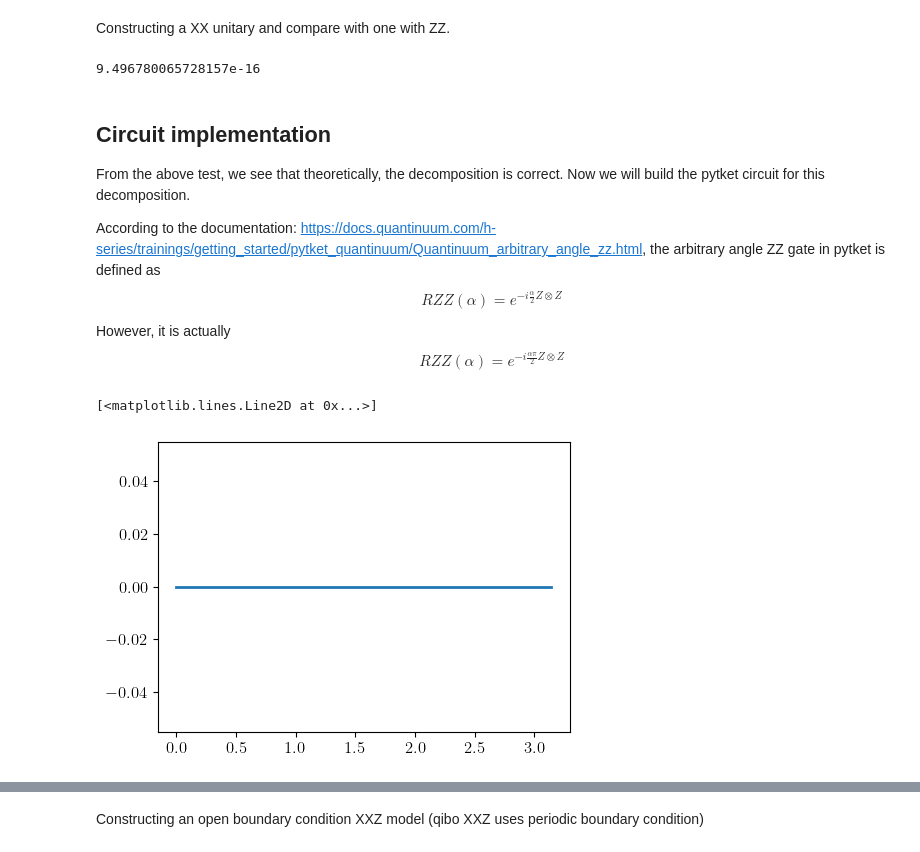
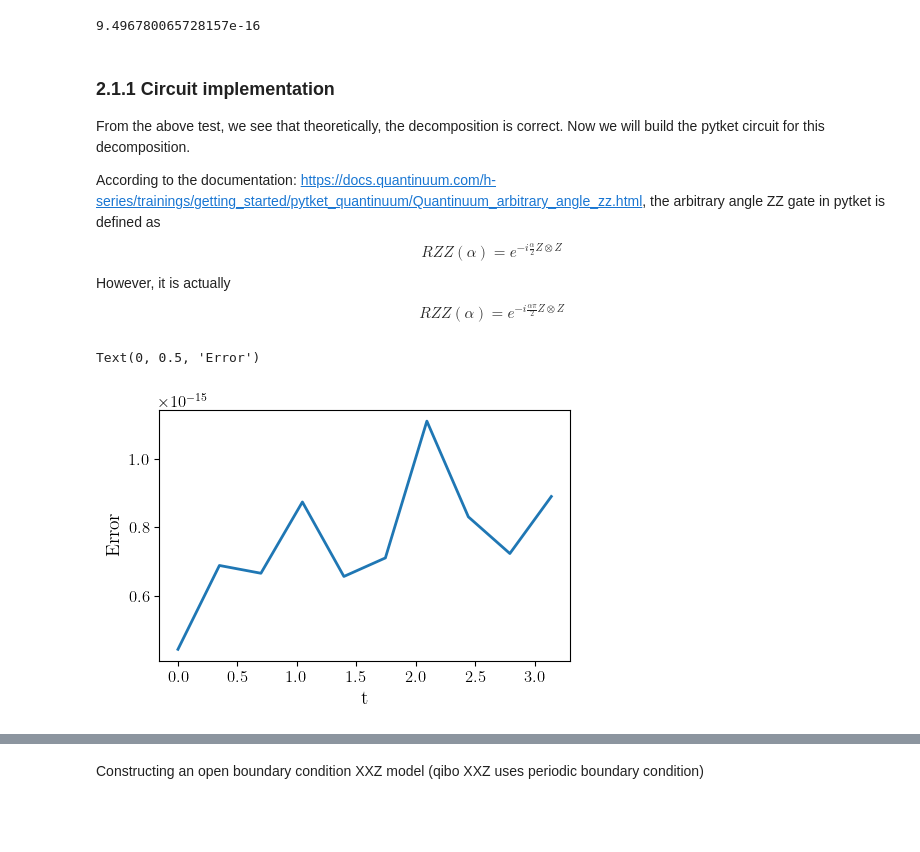
Before and after one commit to qiboteam/boostvqe, a Jupyter notebook: notebooks/quantinuum_native_gate_compilation.ipynb, the cells around one changed output, grey strips where cells are left out. Cells and saved outputs as stored; diff of their text form; code cells hidden in the pictures; blank space fills up the shorter version.

```diff
--- a/notebooks/quantinuum_native_gate_compilation.ipynb
+++ b/notebooks/quantinuum_native_gate_compilation.ipynb
@@ -32,40 +124,38 @@ plt.rcParams["figure.autolayout"] = True
 $$
 H\otimes H e^{it Z\otimes Z}H\otimes H = X\otimes X ?
 $$
-# %% [markdown]
-Constructing a XX unitary and compare with one with ZZ.
 # %%
 # obtain e^{itX\otimes X} unitary
 # Define the Pauli-X matrix
 import scipy.linalg
 
 
-X = np.array([[0, 1],
+x = np.array([[0, 1],
               [1, 0]], dtype=complex)
 
 # Compute the tensor product X ⊗ X
-XX = np.kron(X, X)
+xx = np.kron(x, x)
 
 # Define the parameter t
 t = np.pi / 6  # You can choose any real value for t
 
 # Compute the unitary matrix U = e^{i t X⊗X}
-U1 = scipy.linalg.expm(1j * t * XX)
+U1 = scipy.linalg.expm(1j * t * xx)
 # %%
 # define the tensor hadamard unitary
-H = 1/np.sqrt(2) * np.array([[1,1],
+hadamard = 1/np.sqrt(2) * np.array([[1,1],
                              [1,-1]], dtype=complex)
-Z = np.array([[1, 0],
+z = np.array([[1, 0],
               [0, -1]], dtype=complex)
-HH = np.kron(H, H)
-ZZ = np.kron(Z, Z)
-U2 = HH @ scipy.linalg.expm(1j * t * ZZ) @ HH
+hh = np.kron(hadamard, hadamard)
+zz = np.kron(z,z)
+U2 = hh @ scipy.linalg.expm(1j * t * zz) @ hh
 # %%
 np.linalg.norm(U1-U2)
 # %% [output]
 9.496780065728157e-16
 # %% [markdown]
-## Circuit implementation
+### 2.1.1 Circuit implementation
 
 From the above test, we see that theoretically, the decomposition is correct. Now we will build the pytket circuit for this decomposition.
 
@@ -79,16 +169,22 @@ $$
 RZZ(\alpha) = e^{-i\frac{\alpha\pi}{2}Z\otimes Z}
 $$
 # %%
-## RZZ in pytket
+# compare our target circuit
 diff = []
 t_range = np.linspace(0, np.pi, 10)
 for t in t_range:
-    ZZ_evol = scipy.linalg.expm(1j * t * ZZ)
-    c = Circuit(2)
-    c.ZZPhase(-t*2/np.pi, 0, 1)
-    diff.append(np.linalg.norm(ZZ_evol-c.get_unitary()))
-
+    U1 = scipy.linalg.expm(1j * t * XX)
+    circuit1 = Circuit(2)
+    circuit1.H(0)
+    circuit1.H(1)
+    circuit1.ZZPhase(-t*2/np.pi, 0, 1)
+    circuit1.H(0)
+    circuit1.H(1)
+    U2 = circuit1.get_unitary()
+    diff.append(np.linalg.norm(U1-U2))
 plt.plot(t_range, diff)
+plt.xlabel('t')
+plt.ylabel('Error')
 # %% [output]
-[<matplotlib.lines.Line2D at 0x...>]
+Text(0, 0.5, 'Error')
-[figure, old version]
+[figure, new version]
```
Also changed, not shown: parts of 55 cells of this notebook, 7 other files.
